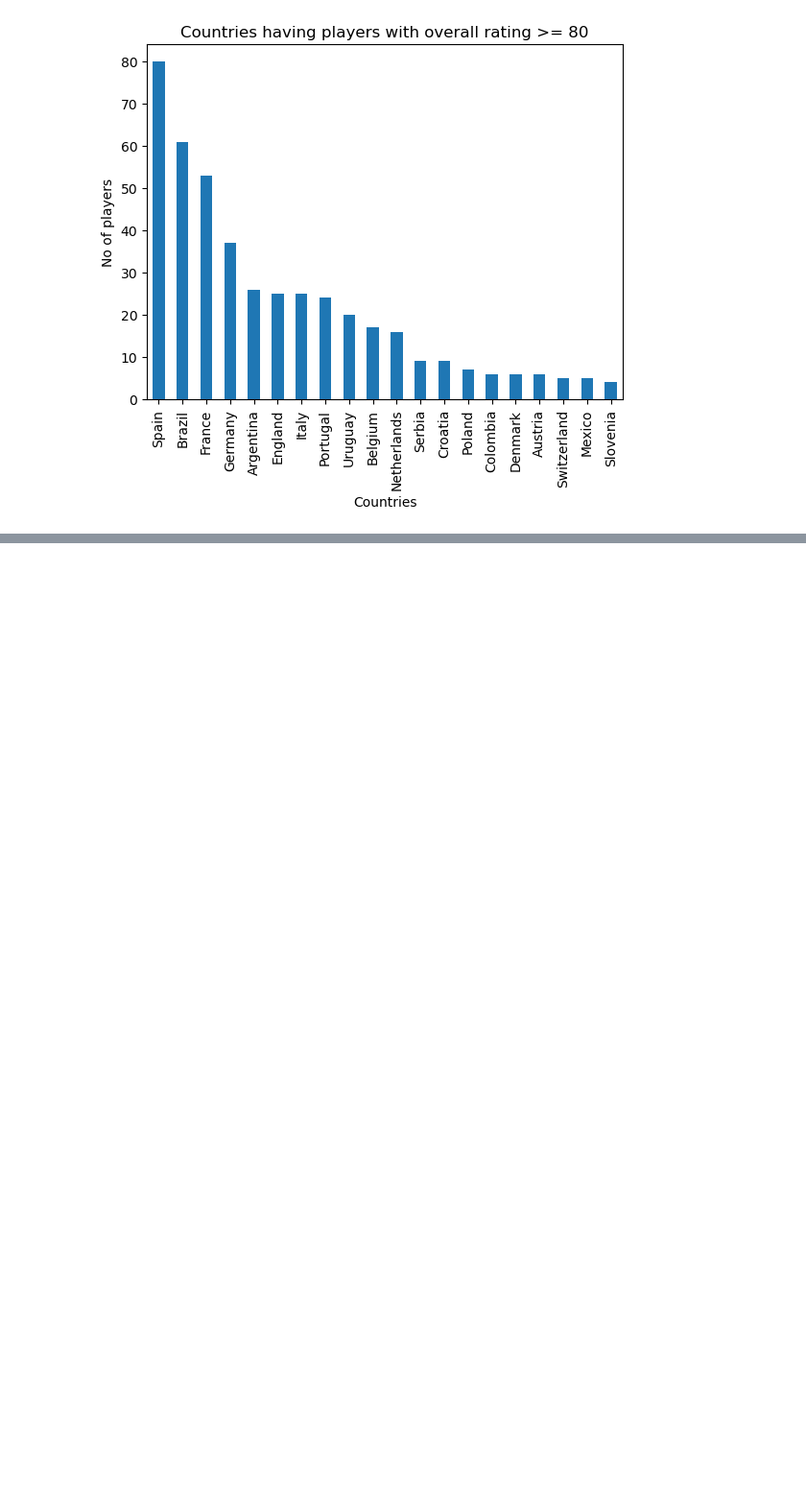
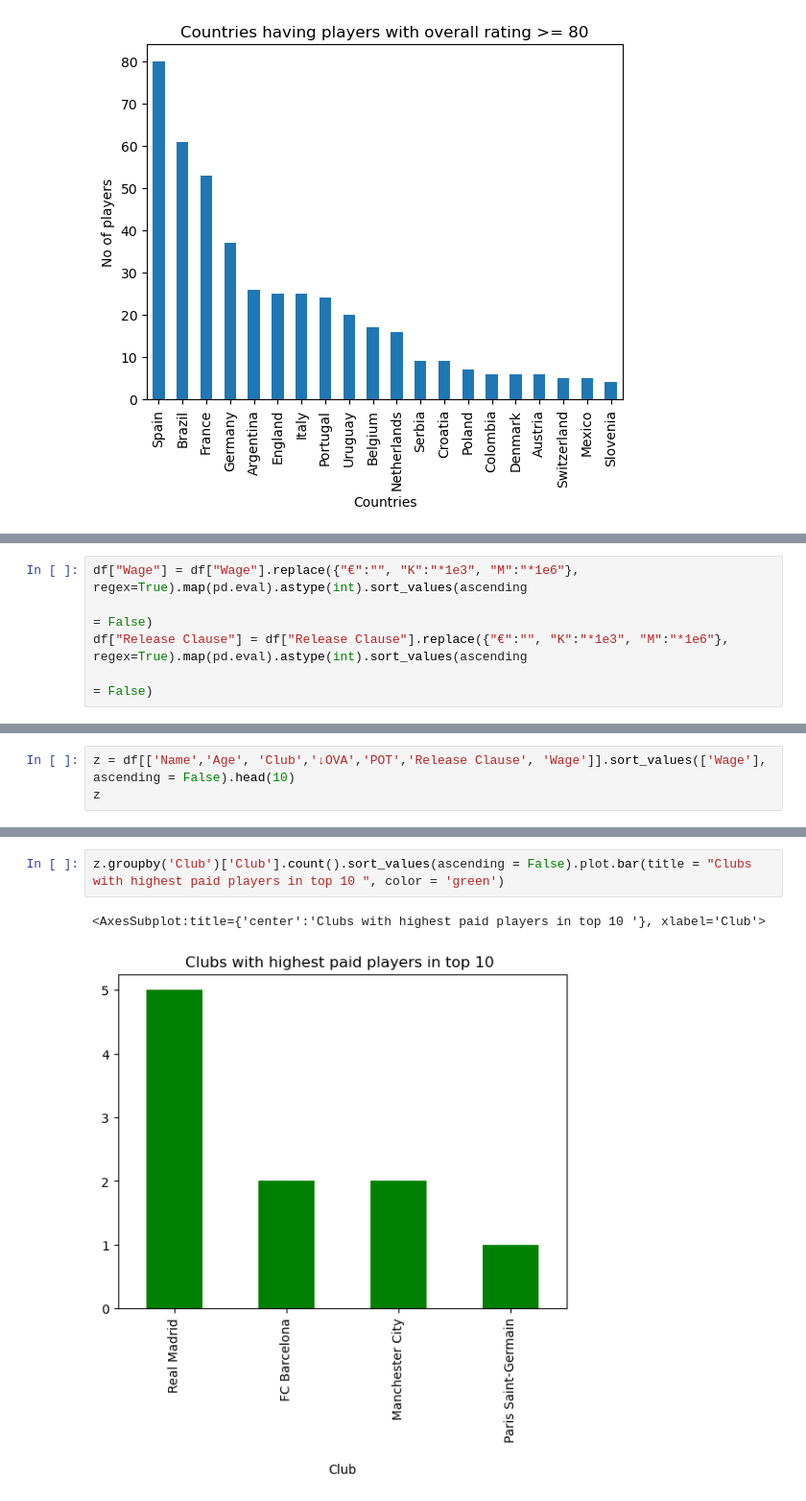
Before and after one commit to ansh099/Fifa-21_dataset, a Jupyter notebook: FIFA 21 .ipynb, the cells around one changed output, grey strips where cells are left out. Shown at 96% size. Drawn from its saved outputs; the diff is of its cells as text; blank space fills up the shorter version.

```diff
--- a/FIFA 21 .ipynb
+++ b/FIFA 21 .ipynb
@@ -383,0 +494,5 @@ fil.head(20).plot.bar(title ="Countries having players with overall rating >= 80
+# %%
+df["Wage"] = df["Wage"].replace({"€":"", "K":"*1e3", "M":"*1e6"}, regex=True).map(pd.eval).astype(int).sort_values(ascending
+                                                                                             = False)
+df["Release Clause"] = df["Release Clause"].replace({"€":"", "K":"*1e3", "M":"*1e6"}, regex=True).map(pd.eval).astype(int).sort_values(ascending
+                                                                                             = False)
@@ -383,0 +529,3 @@ fil.head(20).plot.bar(title ="Countries having players with overall rating >= 80
+# %%
+z = df[['Name','Age', 'Club','↓OVA','POT','Release Clause', 'Wage']].sort_values(['Wage'], ascending = False).head(10)
+z
@@ -383,0 +544,5 @@ fil.head(20).plot.bar(title ="Countries having players with overall rating >= 80
+# %%
+z.groupby('Club')['Club'].count().sort_values(ascending = False).plot.bar(title = "Clubs with highest paid players in top 10 ", color = 'green')
+# %% [output]
+<AxesSubplot:title={'center':'Clubs with highest paid players in top 10 '}, xlabel='Club'>
+[figure, added]
```
Also changed, not shown: parts of 14 cells of this notebook.
